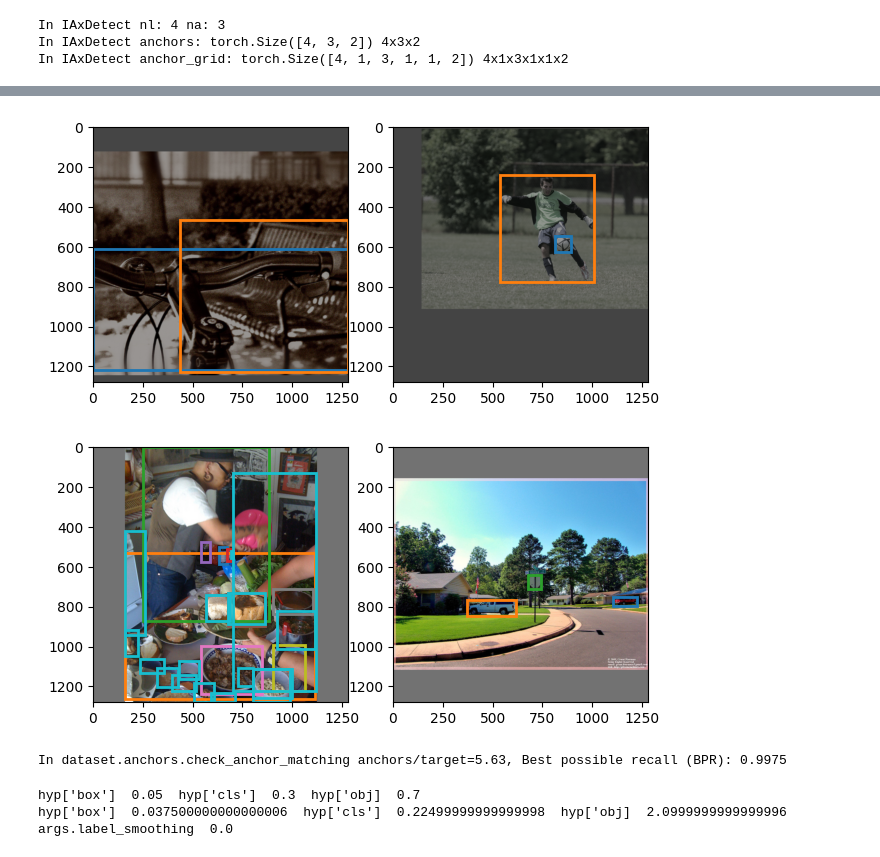
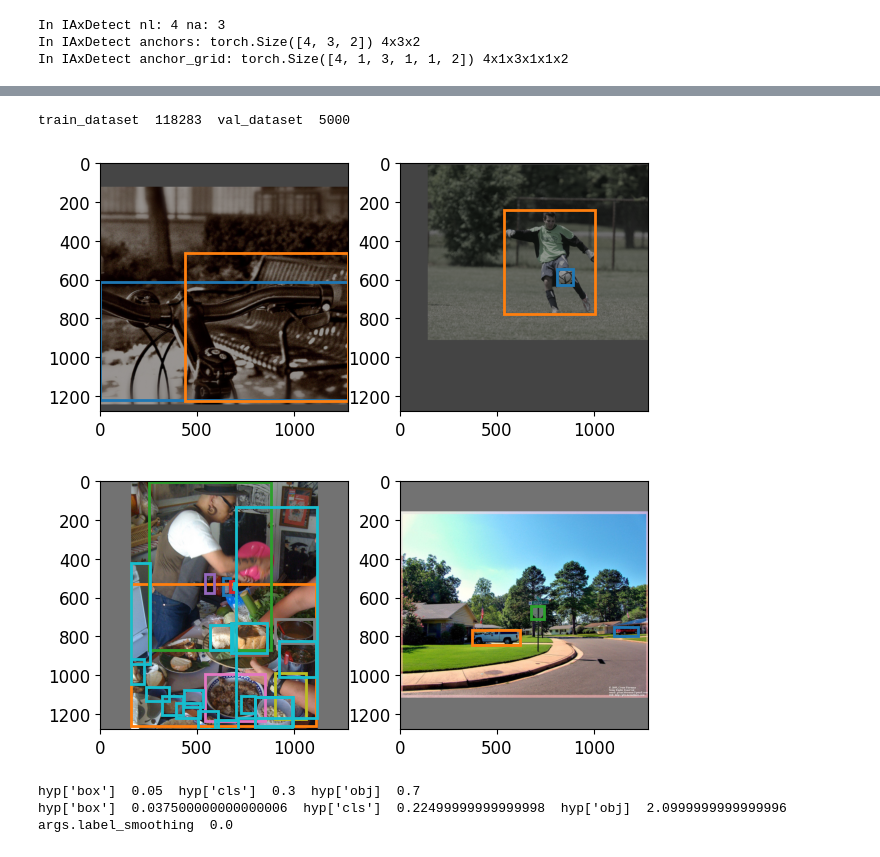
Before and after one commit to s-reaungamornrat/video_processing, a Jupyter notebook: yolov7/notebook/Training.ipynb, the cells around one changed output, grey strips where cells are left out. Cells and saved outputs as stored; diff of their text form; code cells hidden in the pictures.

Commit message:
test: yolov7/notebook/Training.ipynb: training yolov7

```diff
--- a/yolov7/notebook/Training.ipynb
+++ b/yolov7/notebook/Training.ipynb
@@ -125,42 +128,44 @@ In dataset.coco_dataset.__init__ save cache to D:\data\coco\coco\labels\val2017.
+# %%
+print('train_dataset ', len(train_dataset), ' val_dataset ', len(val_dataset))
+# %% [output]
+train_dataset  118283  val_dataset  5000
 # %%
 from matplotlib import patches
 from video_processing.yolov7.dataset.coords import normalized_xywh2xyxy
 
 cmap = plt.get_cmap('tab10', 10)
+plt.rcParams.update({'font.size'   : 12})
+
 imgs, labels, fpath,_=next(iter(train_loader))
 _, ax=plt.subplots(1,imgs.shape[0],figsize=(6,3))
 for i, img in enumerate(imgs):
     is_box=labels[:,0]==i # box of this image
     boxes=labels[:,2:][is_box]
     boxes=normalized_xywh2xyxy(boxes,w=img.shape[-1], h=img.shape[1])
     ax[i].imshow(img.permute(1,2,0)) # CxHxW to HxWxC
     for j, box in enumerate(boxes):
         # Create a Rectangle patch
         rect = patches.Rectangle(box[:2], box[2]-box[0], box[3]-box[1], linewidth=2, edgecolor=cmap(j), facecolor='none')
         # Add the patch to the Axes
         ax[i].add_patch(rect)
 plt.tight_layout(pad=0, w_pad=0, h_pad=0)
 
 imgs, labels, fpath,_=next(iter(val_loader))
 _, ax=plt.subplots(1,imgs.shape[0],figsize=(6,3))
 for i, img in enumerate(imgs):
     is_box=labels[:,0]==i # box of this image
     boxes=labels[:,2:][is_box]
     boxes=normalized_xywh2xyxy(boxes,w=img.shape[-1], h=img.shape[1])
     ax[i].imshow(img.permute(1,2,0)) # CxHxW to HxWxC
     for j, box in enumerate(boxes):
         # Create a Rectangle patch
         rect = patches.Rectangle(box[:2], box[2]-box[0], box[3]-box[1], linewidth=2, edgecolor=cmap(j), facecolor='none')
         # Add the patch to the Axes
         ax[i].add_patch(rect)
 plt.tight_layout(pad=0, w_pad=0, h_pad=0)
 # %% [output]
-[figure, old version]
+[figure, new version]
-[figure, old version]
+[figure, new version]
-# %%
-check_anchor_matching(dataset=train_dataset, model=model, thr=4., imgsz=args.img_size[0])
-# %% [output]
-In dataset.anchors.check_anchor_matching anchors/target=5.63, Best possible recall (BPR): 0.9975
 # %%
 # model parameters
 nl=model.model[-1].nl
```
Also changed, not shown: parts of 10 cells of this notebook, 4 other files.
